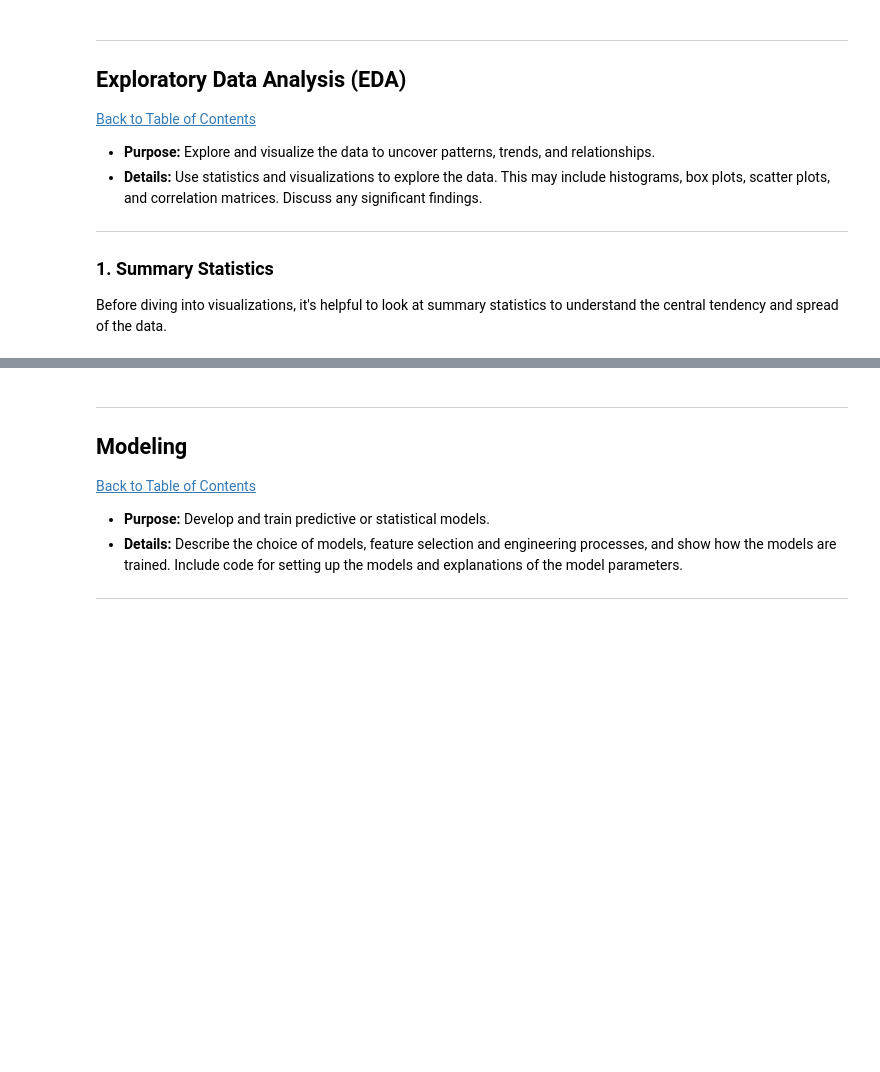
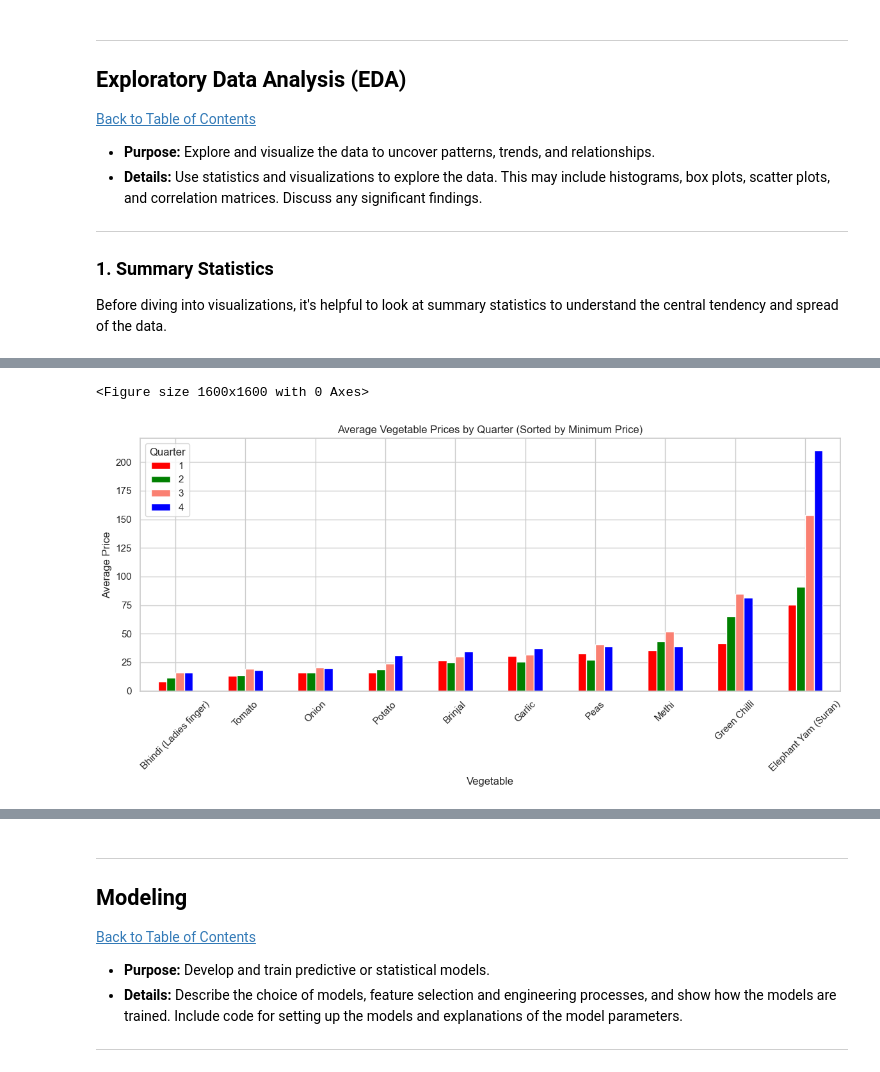
Before and after one commit to NKHUBALALE/Workplace-module, a Jupyter notebook: QCTO---Workplace-Module-Notebook-Template-4571.ipynb, the cells around one changed output, grey strips where cells are left out. Cells and saved outputs as stored; diff of their text form; code cells hidden in the pictures; blank space fills up the shorter version.

```diff
--- a/QCTO---Workplace-Module-Notebook-Template-4571.ipynb
+++ b/QCTO---Workplace-Module-Notebook-Template-4571.ipynb
@@ -258,0 +305,23 @@ plt.show()
+# %%
+# Extract quarter from 'Price Dates'
+vegetable_prices['Quarter'] = vegetable_prices['Price Dates'].dt.quarter
+
+# Calculate average prices for each vegetable for each quarter
+average_prices_by_quarter = vegetable_prices.groupby('Quarter')[price_columns].mean().transpose()
+
+# Sort each vegetable's prices across quarters
+sorted_average_prices = average_prices_by_quarter.apply(lambda x: x.sort_values().values)
+
+# Create a bar graph to visualize sorted average prices by quarter
+plt.figure(figsize=(16, 16))
+sorted_average_prices.plot(kind='bar', figsize=(12, 6), color=['red', 'green', 'salmon', 'blue'])
+plt.title('Average Vegetable Prices by Quarter (Sorted by Minimum Price)')
+plt.xlabel('Vegetable')
+plt.ylabel('Average Price')
+plt.xticks(rotation=45)
+plt.legend(title='Quarter')
+plt.tight_layout()
+plt.show()
+# %% [output]
+<Figure size 1600x1600 with 0 Axes>
+[figure, added]
```
Also changed, not shown: parts of 11 cells of this notebook.
